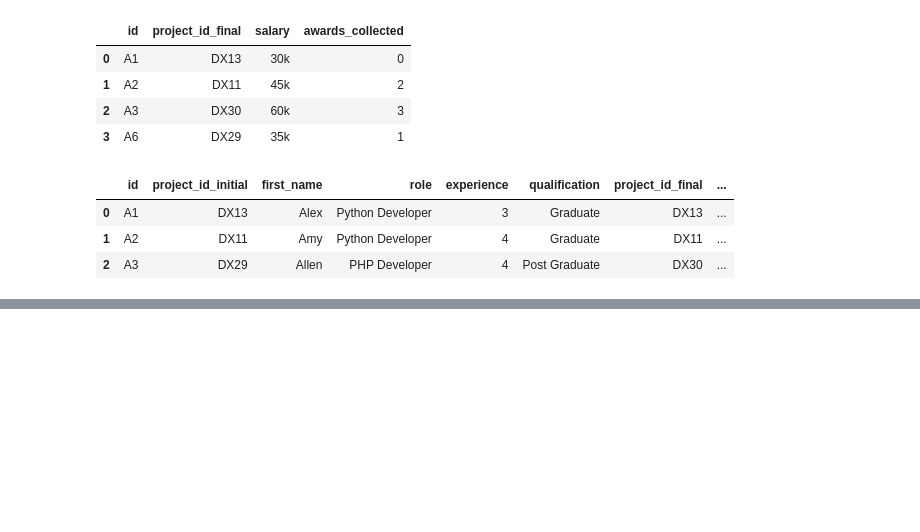
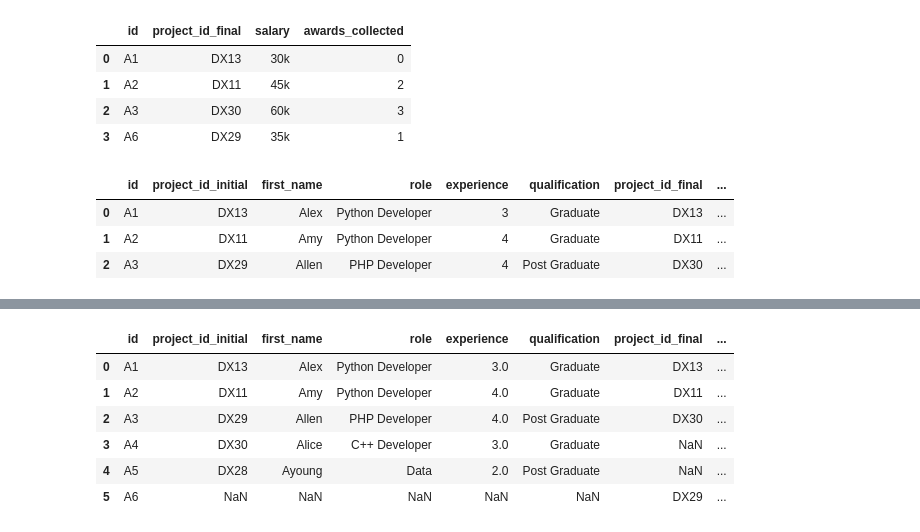
Before and after one commit to Damilola450055/My-Data-Science-Journey, a Jupyter notebook: Phase 02 - Data-Cleaning-Pandas/02_DataFrame_Basics.ipynb, the cells around one changed output, grey strips where cells are left out. Saved outputs shown, nothing was run; the diff lists cells and outputs as text; code cells hidden in the pictures; blank space fills up the shorter version.

```diff
--- a/Phase 02 - Data-Cleaning-Pandas/01_DataFrame_Basics.ipynb
+++ b/Phase 02 - Data-Cleaning-Pandas/02_DataFrame_Basics.ipynb
@@ -500,0 +515,10 @@ pd.merge(df1, df2)
+# %%
+pd.merge(df1, df2, how = 'outer') # full outer join returns all records when there is a match in either the left or the right table.
+# %% [output]
+|  | id | project_id_initial | first_name | role | experience | qualification | project_id_final | ... |
+| 0 | A1 | DX13 | Alex | Python Developer | 3.0 | Graduate | DX13 | ... |
+| 1 | A2 | DX11 | Amy | Python Developer | 4.0 | Graduate | DX11 | ... |
+| 2 | A3 | DX29 | Allen | PHP Developer | 4.0 | Post Graduate | DX30 | ... |
+| 3 | A4 | DX30 | Alice | C++ Developer | 3.0 | Graduate | NaN | ... |
+| 4 | A5 | DX28 | Ayoung | Data | 2.0 | Post Graduate | NaN | ... |
+| 5 | A6 | NaN | NaN | NaN | NaN | NaN | DX29 | ... |
```
Also changed, not shown: parts of 5 cells of this notebook, 30 other files.
